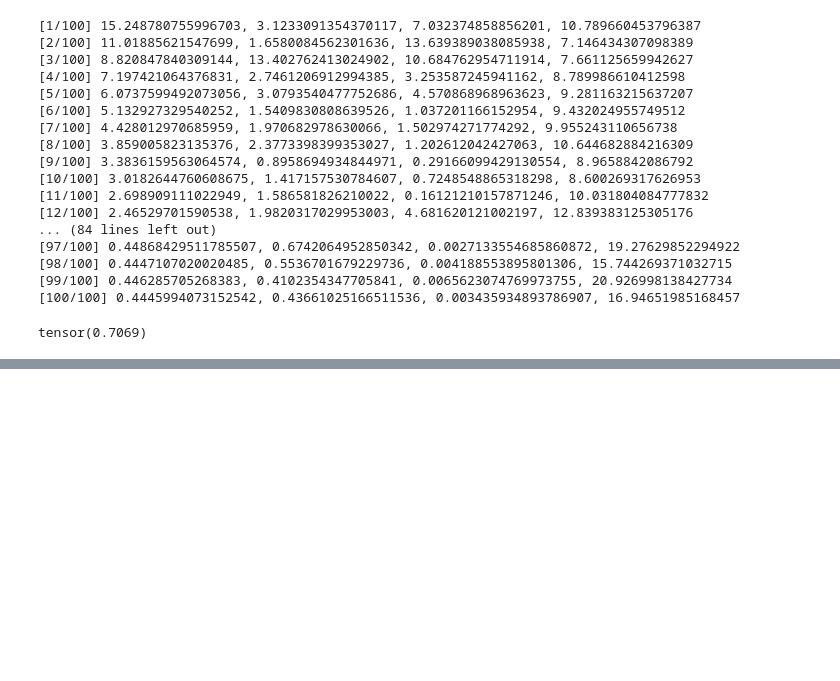
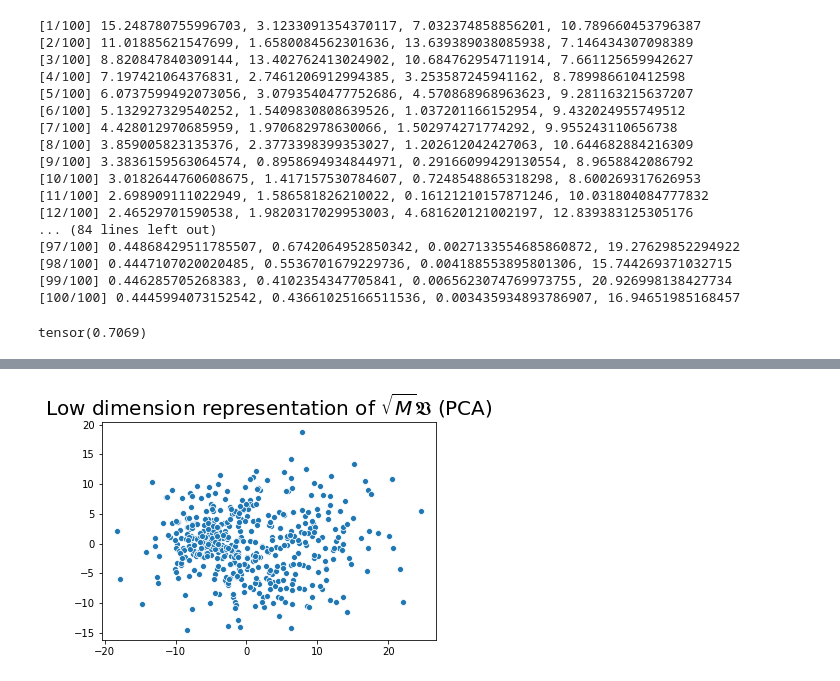
Before and after one commit to logic-reasoning/Simpleton, a Jupyter notebook: explore.ipynb, the cells around one changed output, grey strips where cells are left out. Cells and saved outputs as stored; diff of their text form; code cells hidden in the pictures; blank space fills up the shorter version.

```diff
--- a/explore.ipynb
+++ b/explore.ipynb
@@ -449,0 +501,7 @@ tensor(0.7069)
+# %%
+u_pca = PCA(n_components=2).fit_transform(U)
+sns.scatterplot(x=u_pca[:,0], y=u_pca[:,1])
+plt.title(r'Low dimension representation of $\sqrt{M}\mathfrak{V}$ (PCA)', fontsize=20)
+plt.show()
+# %% [output]
+[figure, added]
```
Also changed, not shown: parts of 13 cells of this notebook, 2 other files.
